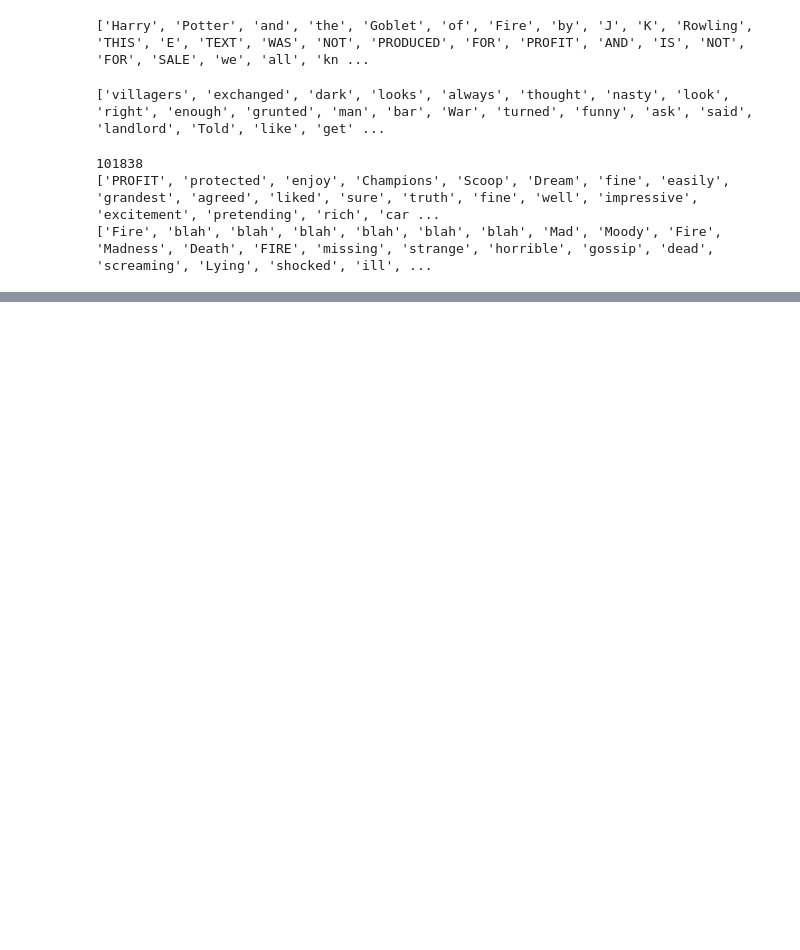
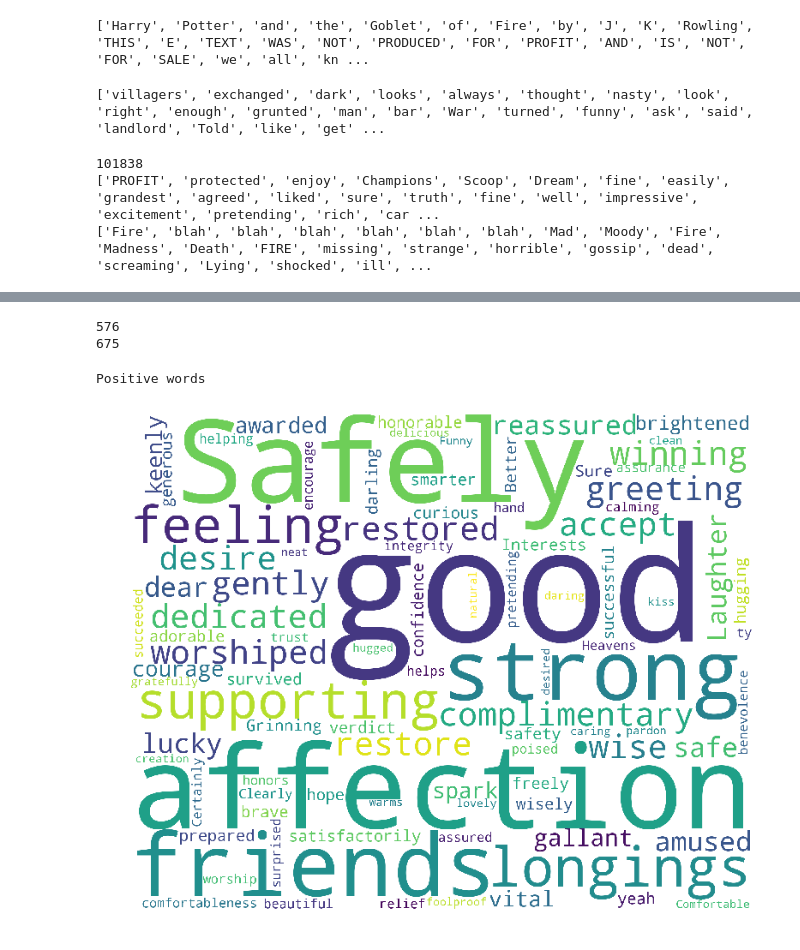
Before and after one commit to Sudha247/Sentiment-Analysis-Experiments, a Jupyter notebook: bookCloud.ipynb, the cells around one changed output, grey strips where cells are left out. Drawn from its saved outputs; the diff is of its cells as text; code cells hidden in the pictures; blank space fills up the shorter version.

```diff
--- a/bookCloud.ipynb
+++ b/bookCloud.ipynb
@@ -73,0 +74,5 @@ Negative words
+# %%
+file = open('tokill.txt', 'r')
+text = file.read()
+words = tokenizer.tokenize(text)
+print(words[:100])
@@ -73,0 +81,18 @@ Negative words
+# %%
+positive = []
+negative = []
+for word in words:
+    #print(word)
+    ss = sid.polarity_scores(word)
+    #print(ss['compound'])
+    if(ss['compound'] < -0.1):
+        negative.append(word)
+    elif(ss['compound'] > 0.1):
+        positive.append(word)
+print(len(words))
+print(len(positive))
+print(len(negative))
+positive = set(positive)
+negative = set(negative)
+print(positive)
+print(negative)
@@ -73,0 +105,14 @@ Negative words
+# %%
+print(len(positive))
+print(len(negative))
+# %% [output]
+576
+675
+# %%
+positive = list(positive)
+negative = list(negative)
+print("Positive words")
+wordcloud_draw(positive[:100],'white')
+# %% [output]
+Positive words
+[figure, added]
```
Also changed, not shown: parts of 5 cells of this notebook, 3 other files.
